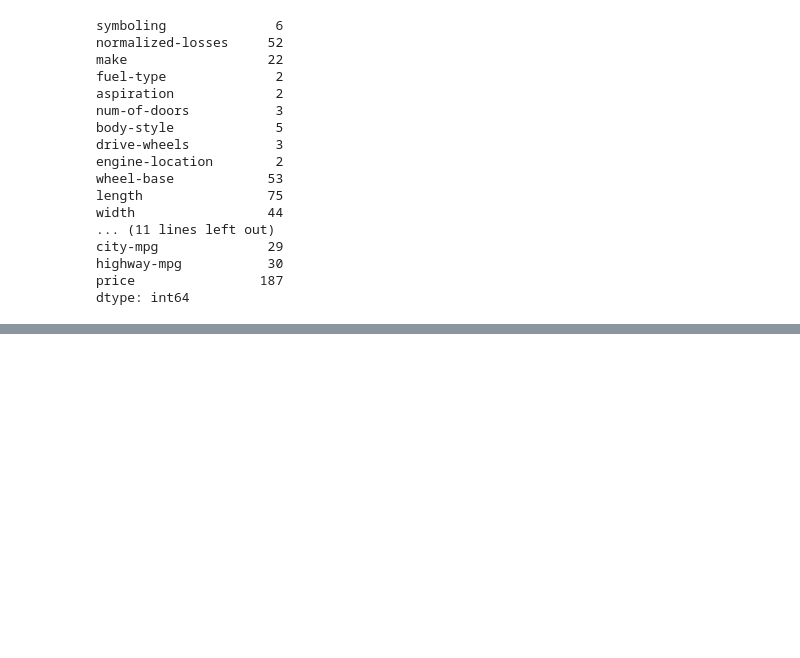
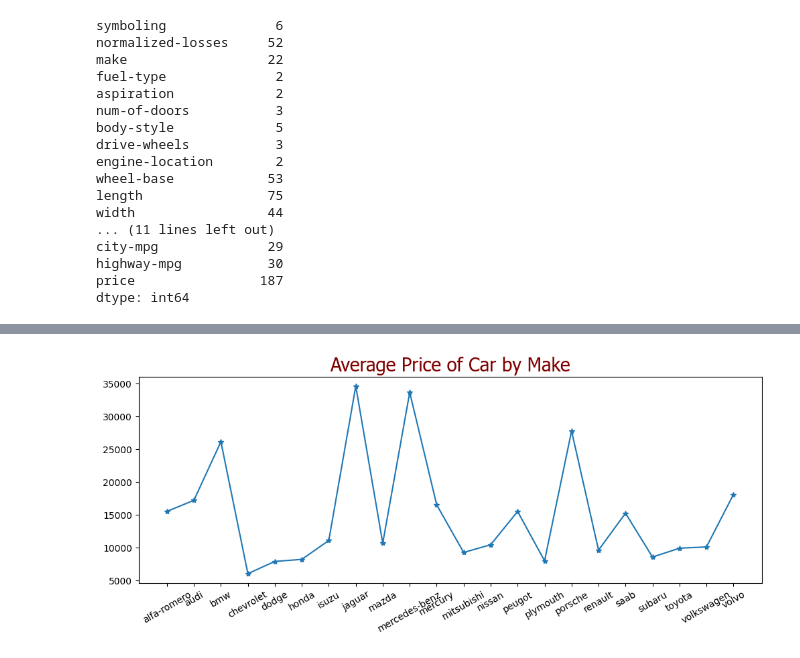
Before and after one commit to HaniaRuby/oral-insulin-trials-analysis, a Jupyter notebook: main.ipynb, the cells around one changed output, grey strips where cells are left out. Saved outputs shown, nothing was run; the diff lists cells and outputs as text; code cells hidden in the pictures; blank space fills up the shorter version.

```diff
--- a/main.ipynb
+++ b/main.ipynb
@@ -254,0 +210,16 @@ df.describe()
+# %%
+#Subplot, Markers, SuperTitle, Fontdict Example:
+plt.figure(figsize=(12,4))
+
+
+font1={'family': 'Tahoma', 'color':'Maroon', 'size':20}
+
+#plot 1:
+gp = df.groupby("make")['price'].mean()
+
+plt.plot(gp.index, gp.values, marker='*')
+plt.title("Average Price of Car by Make", fontdict=font1)
+plt.xticks(rotation=30)
+plt.show()
+# %% [output]
+[figure, added]
```
Also changed, not shown: parts of 20 cells of this notebook, 1 other file.
